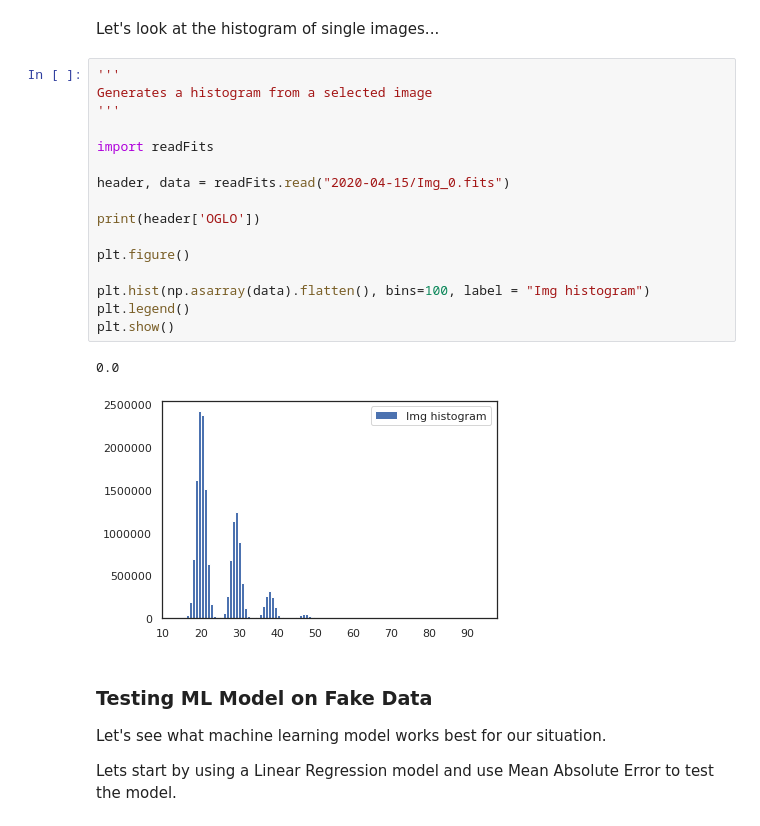
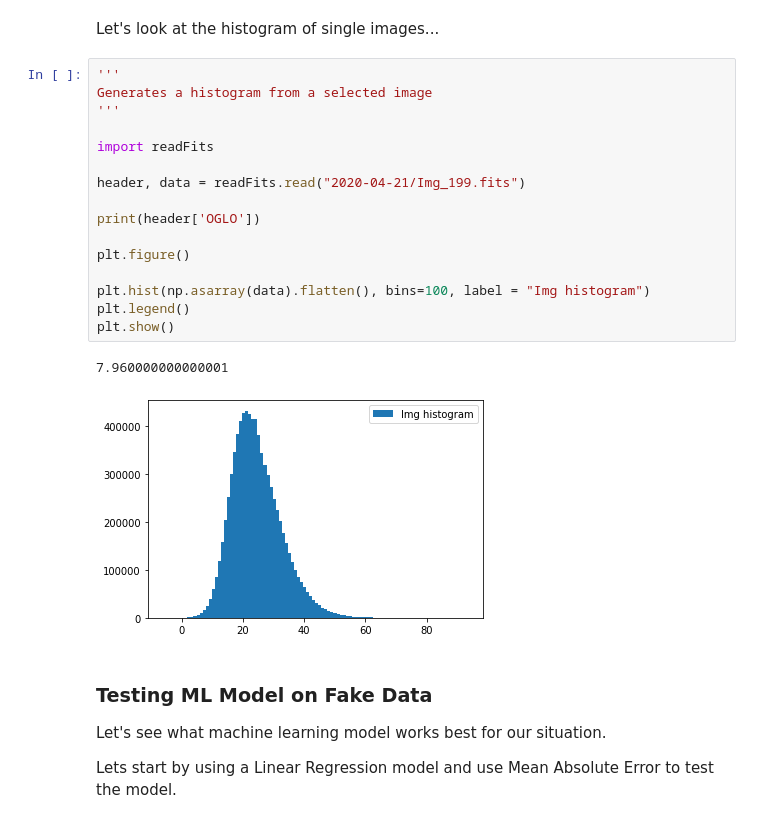
Before and after one commit to SamuelDAmbrosia/CCD-Optimization-Using-Machine-Learning, a Jupyter notebook: Machine-Learning-Optimitzation-Development-Doc.ipynb, the cells around one changed output. Drawn from its saved outputs; the diff is of its cells as text.

```diff
--- a/Machine-Learning-Optimitzation-Development-Doc.ipynb
+++ b/Machine-Learning-Optimitzation-Development-Doc.ipynb
@@ -207,22 +197,22 @@ Let's look at the histogram of single images...
 # %%
 '''
 Generates a histogram from a selected image
 '''
 
 import readFits
 
-header, data = readFits.read("2020-04-15/Img_0.fits")
+header, data = readFits.read("2020-04-21/Img_199.fits")
 
 print(header['OGLO'])
 
 plt.figure()
 
 plt.hist(np.asarray(data).flatten(), bins=100, label = "Img histogram")
 plt.legend()
 plt.show()
 # %% [output]
-0.0
+7.960000000000001
-[figure, old version]
+[figure, new version]
 # %% [markdown]
 ### Testing ML Model on Fake Data
 
```
Also changed, not shown: parts of 8 cells of this notebook, 4 other files.
